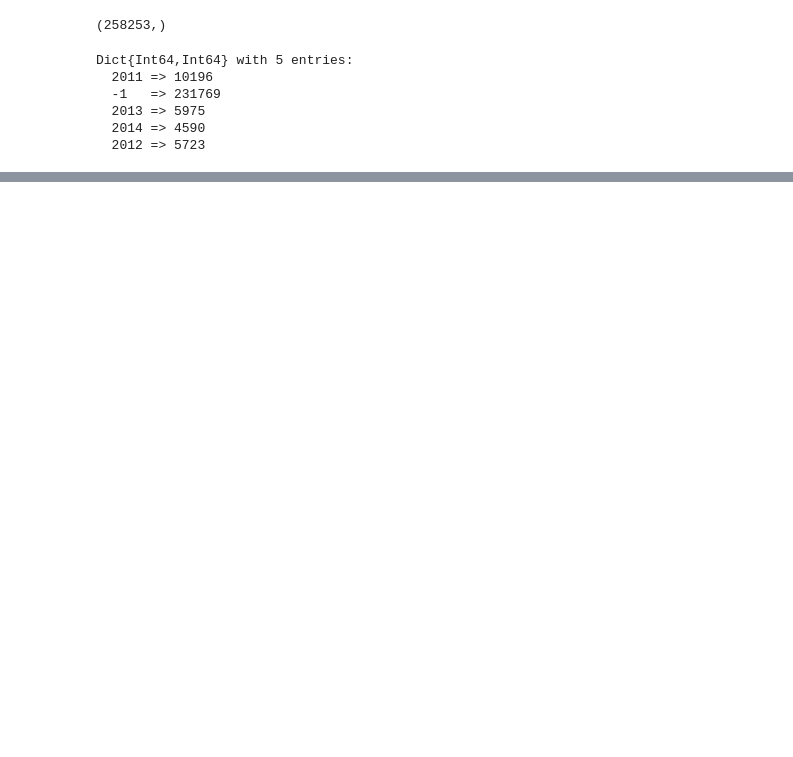
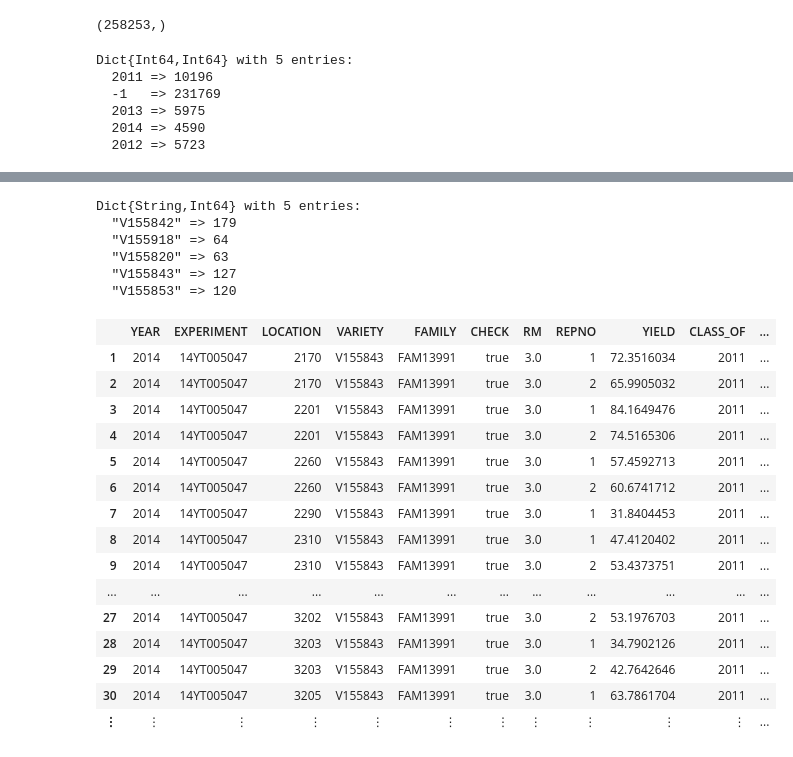
Before and after one commit to wangzilongri/SoybeanProject4741, a Jupyter notebook: SoybeanProject4741/flowcharts.ipynb, the cells around one changed output, grey strips where cells are left out. Drawn from its saved outputs; the diff is of its cells as text; code cells hidden in the pictures; blank space fills up the shorter version.

```diff
--- a/SoybeanProject4741/flowcharts.ipynb
+++ b/SoybeanProject4741/flowcharts.ipynb
@@ -103,0 +173,21 @@ Dict{Int64,Int64} with 5 entries:
+# %%
+yearlist = 2009:2014
+df11_by_year = []; description11_by_year = [];
+df12_by_year = []; description12_by_year = [];
+df13_by_year = []; description13_by_year = [];
+df14_by_year = []; description14_by_year = [];
+
+df_by_year_list = [df11_by_year,df12_by_year,df13_by_year,df14_by_year];
+describe_by_year = [description11_by_year,description12_by_year,
+    description13_by_year,description14_by_year];
+
+for i in 1:length(classdf_list)
+    dfdummy = (classdf_list[i]);
+    println("OK")
+    for year in yearlist
+        println((i,year))
+        cutdfdummy = dfdummy[dfdummy[:YEAR].==year,:];
+        push!(df_by_year_list[i],cutdfdummy);
+        push!(describe_by_year[i],uniqueDataframe(cutdfdummy) );
+    end
+end
@@ -103,0 +304,28 @@ Dict{Int64,Int64} with 5 entries:
+# %%
+description11_by_year[6][varIndex]
+# %% [output]
+Dict{String,Int64} with 5 entries:
+  "V155842" => 179
+  "V155918" => 64
+  "V155820" => 63
+  "V155843" => 127
+  "V155853" => 120
+# %%
+df_by_year_list[1][6]
+# %% [output]
+|  | YEAR | EXPERIMENT | LOCATION | VARIETY | FAMILY | CHECK | RM | REPNO | YIELD | CLASS_OF | ... |
+| 1 | 2014 | 14YT005047 | 2170 | V155843 | FAM13991 | true | 3.0 | 1 | 72.3516034 | 2011 | ... |
+| 2 | 2014 | 14YT005047 | 2170 | V155843 | FAM13991 | true | 3.0 | 2 | 65.9905032 | 2011 | ... |
+| 3 | 2014 | 14YT005047 | 2201 | V155843 | FAM13991 | true | 3.0 | 1 | 84.1649476 | 2011 | ... |
+| 4 | 2014 | 14YT005047 | 2201 | V155843 | FAM13991 | true | 3.0 | 2 | 74.5165306 | 2011 | ... |
+| 5 | 2014 | 14YT005047 | 2260 | V155843 | FAM13991 | true | 3.0 | 1 | 57.4592713 | 2011 | ... |
+| 6 | 2014 | 14YT005047 | 2260 | V155843 | FAM13991 | true | 3.0 | 2 | 60.6741712 | 2011 | ... |
+| 7 | 2014 | 14YT005047 | 2290 | V155843 | FAM13991 | true | 3.0 | 1 | 31.8404453 | 2011 | ... |
+| 8 | 2014 | 14YT005047 | 2310 | V155843 | FAM13991 | true | 3.0 | 1 | 47.4120402 | 2011 | ... |
+| 9 | 2014 | 14YT005047 | 2310 | V155843 | FAM13991 | true | 3.0 | 2 | 53.4373751 | 2011 | ... |
+| ... | ... | ... | ... | ... | ... | ... | ... | ... | ... | ... | ... |
+| 27 | 2014 | 14YT005047 | 3202 | V155843 | FAM13991 | true | 3.0 | 2 | 53.1976703 | 2011 | ... |
+| 28 | 2014 | 14YT005047 | 3203 | V155843 | FAM13991 | true | 3.0 | 1 | 34.7902126 | 2011 | ... |
+| 29 | 2014 | 14YT005047 | 3203 | V155843 | FAM13991 | true | 3.0 | 2 | 42.7642646 | 2011 | ... |
+| 30 | 2014 | 14YT005047 | 3205 | V155843 | FAM13991 | true | 3.0 | 1 | 63.7861704 | 2011 | ... |
+| ⋮ | ⋮ | ⋮ | ⋮ | ⋮ | ⋮ | ⋮ | ⋮ | ⋮ | ⋮ | ⋮ | ... |
```
Also changed, not shown: parts of 16 cells of this notebook, 1 other file.
